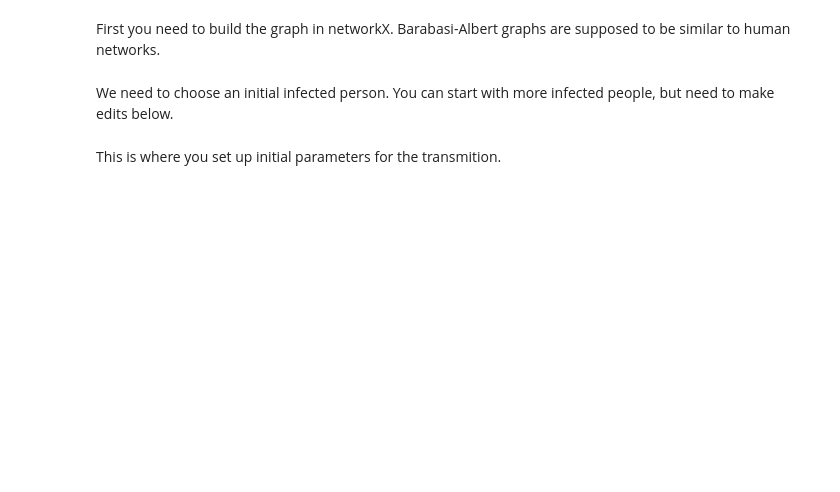
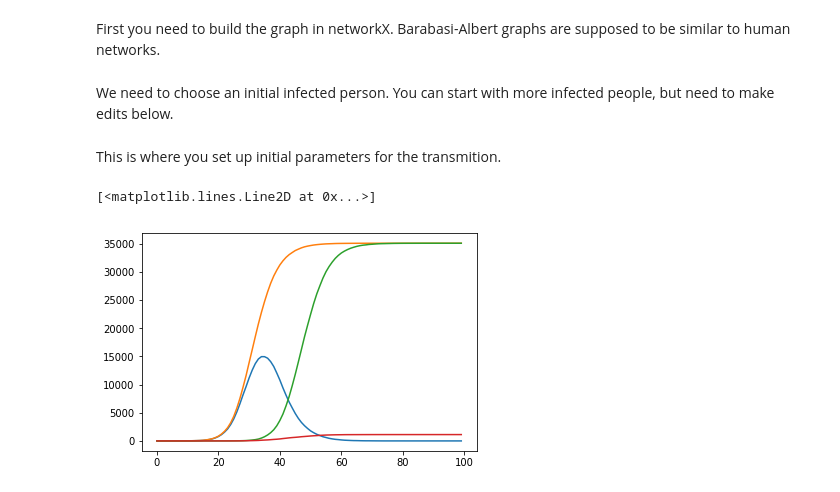
Before and after one commit to mkspillane/Infection, a Jupyter notebook: Infection.ipynb, the cells around one changed output. Saved outputs shown, nothing was run; the diff lists cells and outputs as text; code cells hidden in the pictures; blank space fills up the shorter version.

```diff
--- a/Infection.ipynb
+++ b/Infection.ipynb
@@ -144,5 +177,13 @@ for i in range(N):
             pop.node[a]['dead'] = 1
         else:
             pop.node[a]['condition'] += 1
+# %%
+plt.plot(cont)
+plt.plot(infect)
+plt.plot(cured)
+plt.plot(dead)
+# %% [output]
+[<matplotlib.lines.Line2D at 0x...>]
+[figure, added]
 # %%
 fig, (ax1, ax2) = plt.subplots(nrows = 1,ncols = 2, figsize=(9, 4.5))
```
Also changed, not shown: parts of 8 cells of this notebook, 2 other files.
